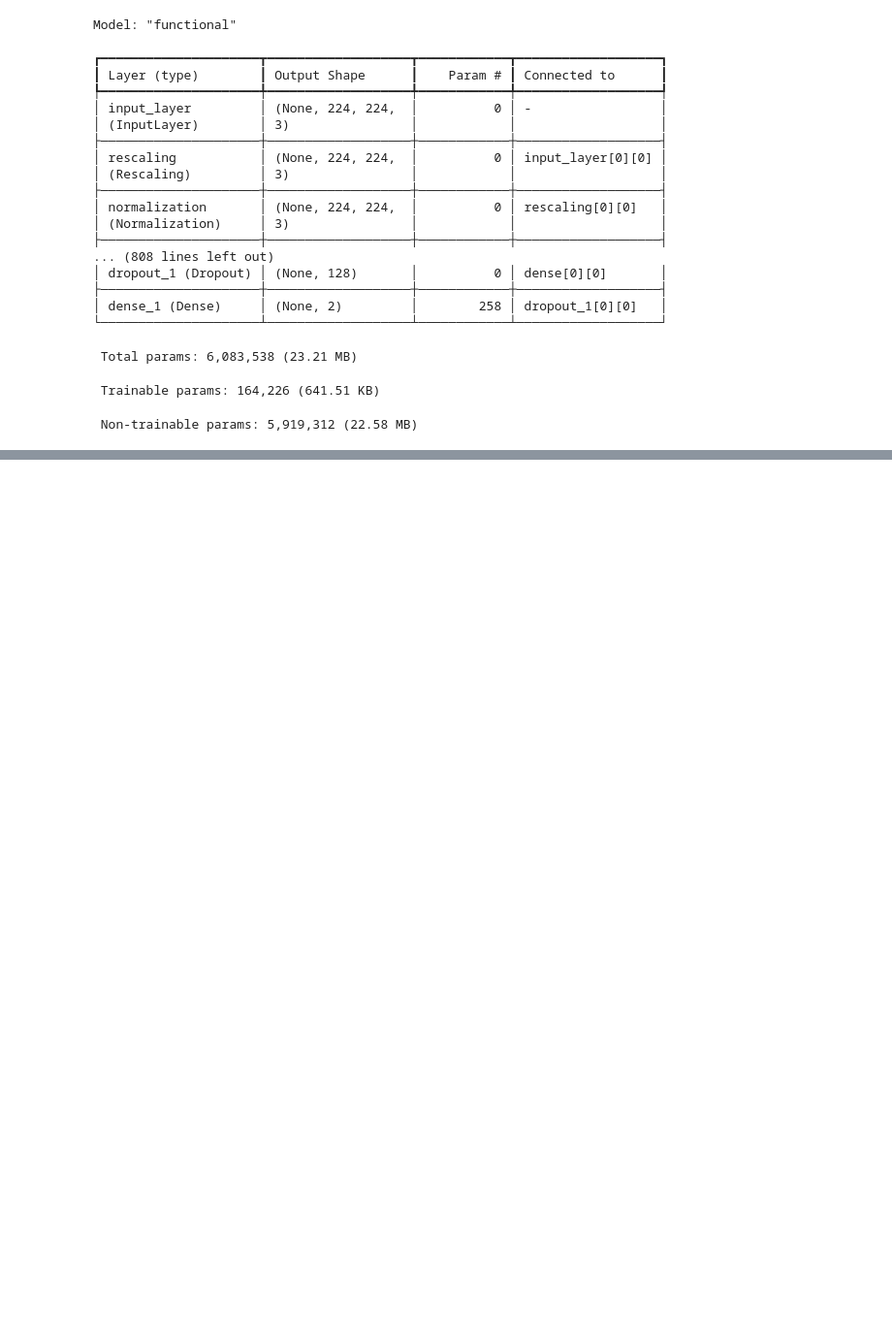
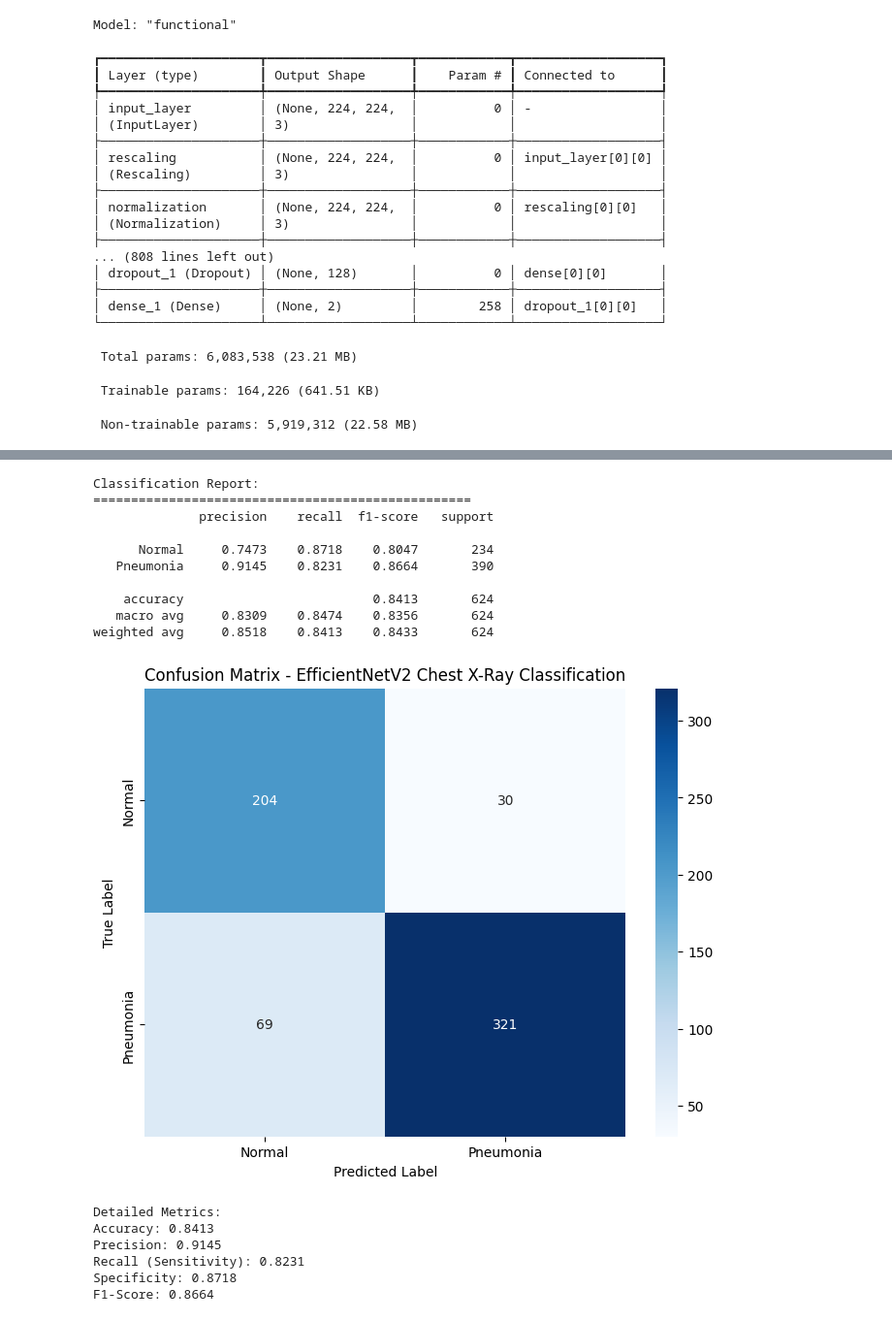
Before and after one commit to AbdullahIbneAziz/Chest-X-Ray-Detection, a Jupyter notebook: model.ipynb, the cells around one changed output, grey strips where cells are left out. Shown at 97% size. Cells and saved outputs as stored; diff of their text form; code cells hidden in the pictures; blank space fills up the shorter version.

```diff
--- a/model.ipynb
+++ b/model.ipynb
@@ -172,0 +279,61 @@ history_finetune = model_resnet.fit(
+# %%
+# Generate Classification Report
+from sklearn.metrics import classification_report, confusion_matrix
+import seaborn as sns
+
+# Get binary predictions (0 or 1)
+test_predictions_binary = (test_predictions_prob > 0.5).astype(int)
+
+# Generate classification report
+class_names = ['Normal', 'Pneumonia']
+report = classification_report(test_labels, test_predictions_binary,
+                             target_names=class_names,
+                             digits=4)
+
+print("Classification Report:")
+print("=" * 50)
+print(report)
+
+# Generate and plot confusion matrix
+cm = confusion_matrix(test_labels, test_predictions_binary)
+
+plt.figure(figsize=(8, 6))
+sns.heatmap(cm, annot=True, fmt='d', cmap='Blues',
+            xticklabels=class_names, yticklabels=class_names)
+plt.title('Confusion Matrix - EfficientNetV2 Chest X-Ray Classification')
+plt.xlabel('Predicted Label')
+plt.ylabel('True Label')
+plt.show()
+
+# Calculate additional metrics
+tn, fp, fn, tp = cm.ravel()
+accuracy = (tp + tn) / (tp + tn + fp + fn)
+precision = tp / (tp + fp)
+recall = tp / (tp + fn)
+specificity = tn / (tn + fp)
+f1_score = 2 * (precision * recall) / (precision + recall)
+
+print(f"\nDetailed Metrics:")
+print(f"Accuracy: {accuracy:.4f}")
+print(f"Precision: {precision:.4f}")
+print(f"Recall (Sensitivity): {recall:.4f}")
+print(f"Specificity: {specificity:.4f}")
+print(f"F1-Score: {f1_score:.4f}")
+# %% [output]
+Classification Report:
+==================================================
+              precision    recall  f1-score   support
+
+      Normal     0.7473    0.8718    0.8047       234
+   Pneumonia     0.9145    0.8231    0.8664       390
+
+    accuracy                         0.8413       624
+   macro avg     0.8309    0.8474    0.8356       624
+weighted avg     0.8518    0.8413    0.8433       624
+[figure, added]
+Detailed Metrics:
+Accuracy: 0.8413
+Precision: 0.9145
+Recall (Sensitivity): 0.8231
+Specificity: 0.8718
+F1-Score: 0.8664
```
Also changed, not shown: parts of 6 cells of this notebook.
